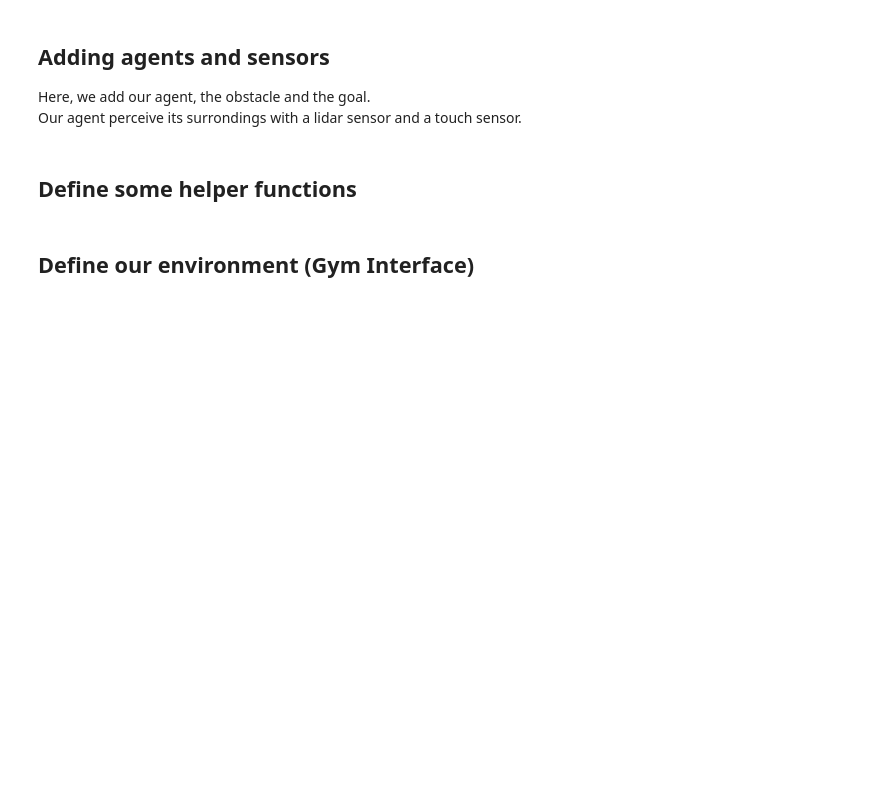
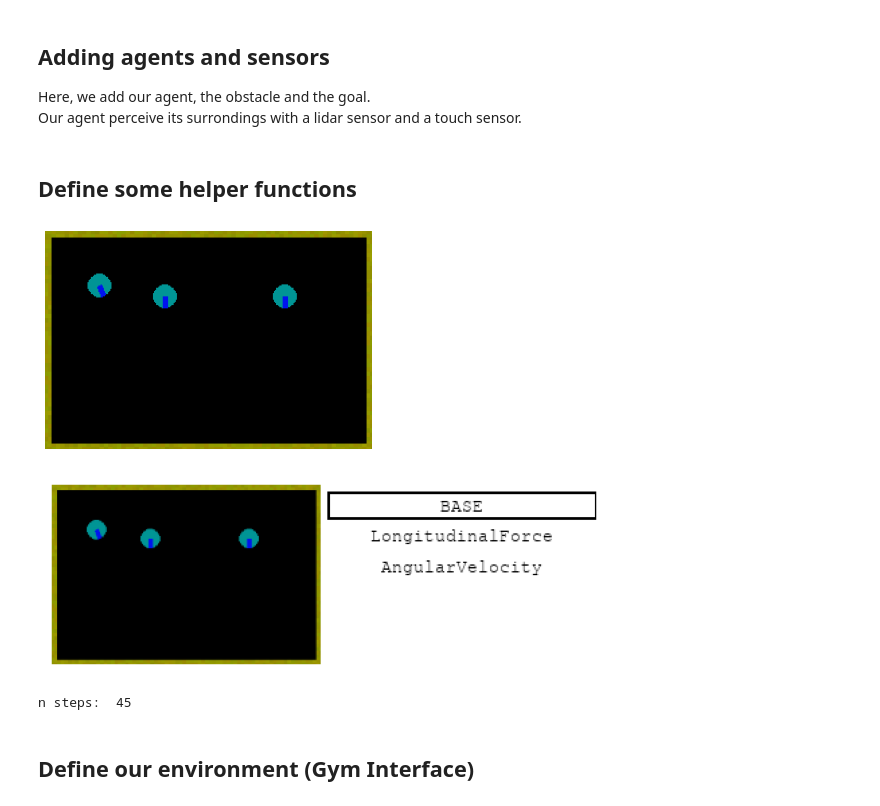
Before and after one commit to Cindy0725/dynamic-obstacle-avoidance, a Jupyter notebook: Dynamic Obstacle Avoidance-Moving Goal.ipynb, the cells around one changed output. Cells and saved outputs as stored; diff of their text form; code cells hidden in the pictures; blank space fills up the shorter version.

```diff
--- a/Dynamic Obstacle Avoidance-Moving Goal.ipynb
+++ b/Dynamic Obstacle Avoidance-Moving Goal.ipynb
@@ -29,7 +29,8 @@ def plt_image(img):
 import math
 my_playground = SingleRoom(size=(300, 200))
 initial_position = (50,50)
-initial_goal = (250, 170)
+# initial_goal = (250, 170)
+initial_goal_2 = (220, 60)
 # %% [markdown]
 ## Adding agents and sensors
 
@@ -44,7 +45,7 @@ my_agent.add_sensor(Lidar(my_agent.base_platform, normalize = True, invisible_el
 
 my_playground.add_agent(my_agent, (initial_position, 1.5*pi/4))
 my_playground.add_agent(obstacle, ((110,60), pi/2))
-my_playground.add_agent(goal, (initial_goal, pi))
+my_playground.add_agent(goal, (initial_goal_2, pi/2))
 # %% [markdown]
 ## Define some helper functions
 # %%
@@ -179,3 +196,25 @@ from gym import spaces
+# %%
+eng = Engine(time_limit=1000000, playground= my_playground)
+eng.update_observations()
+plt_image(eng.generate_playground_image())
+plt.figure(figsize=(10,10))
+plt_image(eng.generate_agent_image(obstacle))
+
+
+n = random.randint(0,70)
+print ("n steps: ", n)
+l = 0.2
+for i in range(70):
+    actions = {}
+    actions[eng.agents[0]], l = generate_obstacle_2(eng.agents[0], l)
+    eng.step(actions)
+    eng.update_observations()
+    cv2.imshow('agent', eng.generate_agent_image(eng.agents[0]))
+    cv2.waitKey(20)
+# %% [output]
+[figure, added]
+[figure, added]
+n steps:  45
 # %% [markdown]
 ## Define our environment (Gym Interface)
 # %%
```
Also changed, not shown: parts of 31 cells of this notebook.
